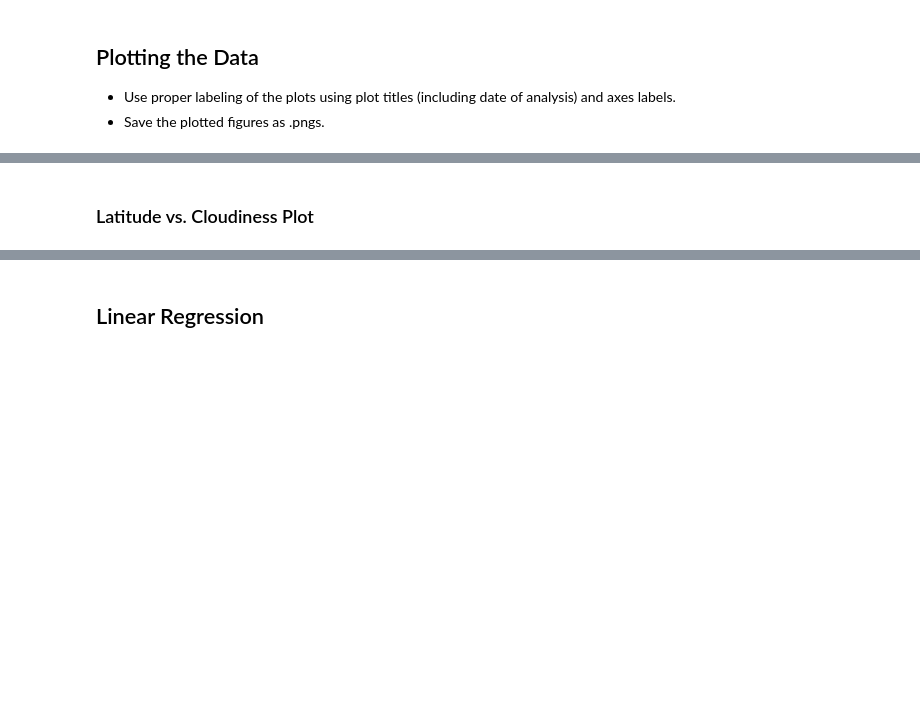
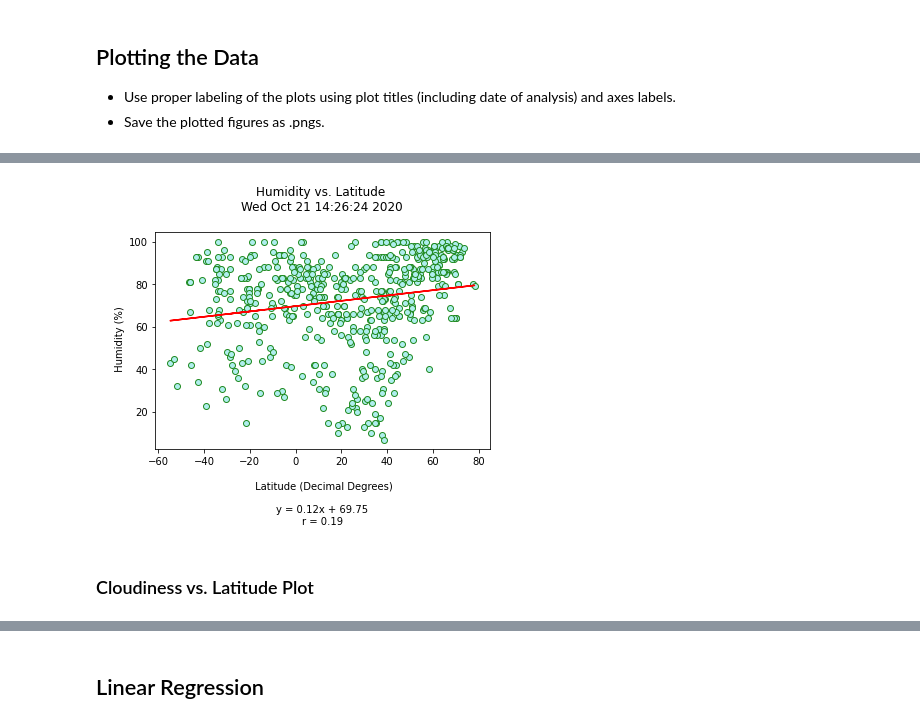
Before and after one commit to KLacerda08/python-api-challenge, a Jupyter notebook: WeatherPy/WeatherPy.ipynb, the cells around one changed output, grey strips where cells are left out. Cells and saved outputs as stored; diff of their text form; code cells hidden in the pictures; blank space fills up the shorter version.

```diff
--- a/WeatherPy/WeatherPy.ipynb
+++ b/WeatherPy/WeatherPy.ipynb
@@ -99,2 +211,29 @@ Data Retrieval Complete
+# %%
+## Set axes
+x_axis = cities3_df["Lat"]
+y_axis = cities3_df["Humidity (%)"]
+
+#parameters for linear regression
+(slope, intercept, rvalue, pvalue, stderr) = linregress(x_axis, y_axis)
+regress_values = x_axis * slope + intercept
+line_eq = "y = " + str(round(slope,2)) + "x + " + str(round(intercept,2))
+
+plt.plot(x_axis, regress_values, "r-")
+
+# Calculate the correlation coefficient and linear regression model
+pearsonr = st.pearsonr(x_axis, y_axis)
+r_display = str(round(pearsonr[0],2))
+
+##scatter plot
+plot2 = plt.scatter(x_axis, y_axis, marker="o", facecolors="paleturquoise", edgecolors="forestgreen")
+plt.title("Humidity vs. Latitude \n" + time_now + "\n")
+plt.xlabel("\n Latitude (Decimal Degrees)" + "\n" + "\n" + line_eq + "\n" + "r = " + r_display)
+plt.ylabel("\n Humidity (%)")
+
+fig2 = plt.gcf()
+plt.show()
+fig2.savefig("Results/Fig 2 - Humidity vs Lat", dpi=100)
+# %% [output]
+[figure, added]
 # %% [markdown]
-### Latitude vs. Cloudiness Plot
+### Cloudiness vs. Latitude Plot
```
Also changed, not shown: parts of 45 cells of this notebook, 15 other files.
